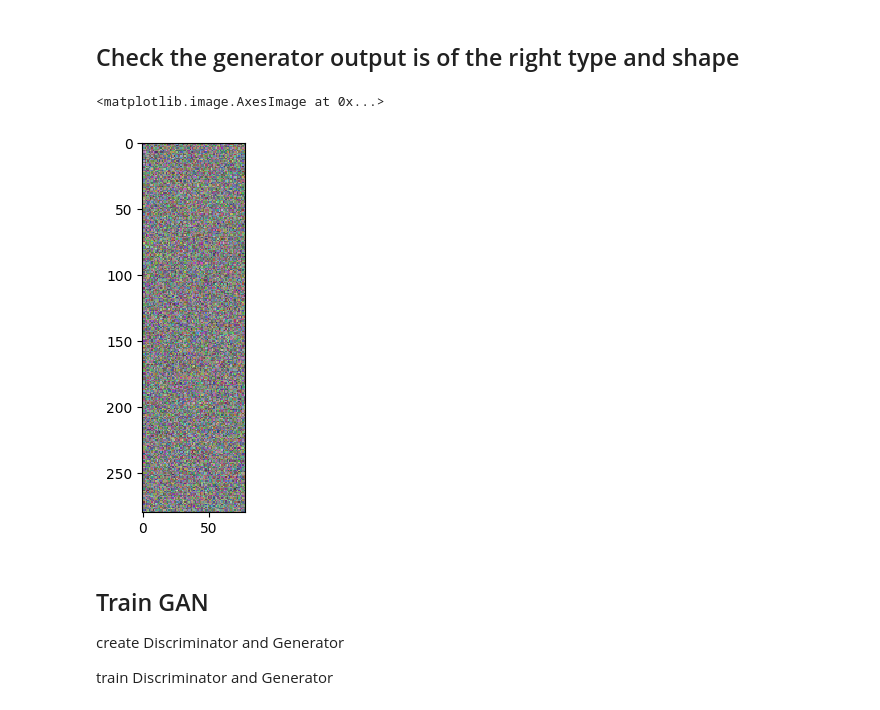
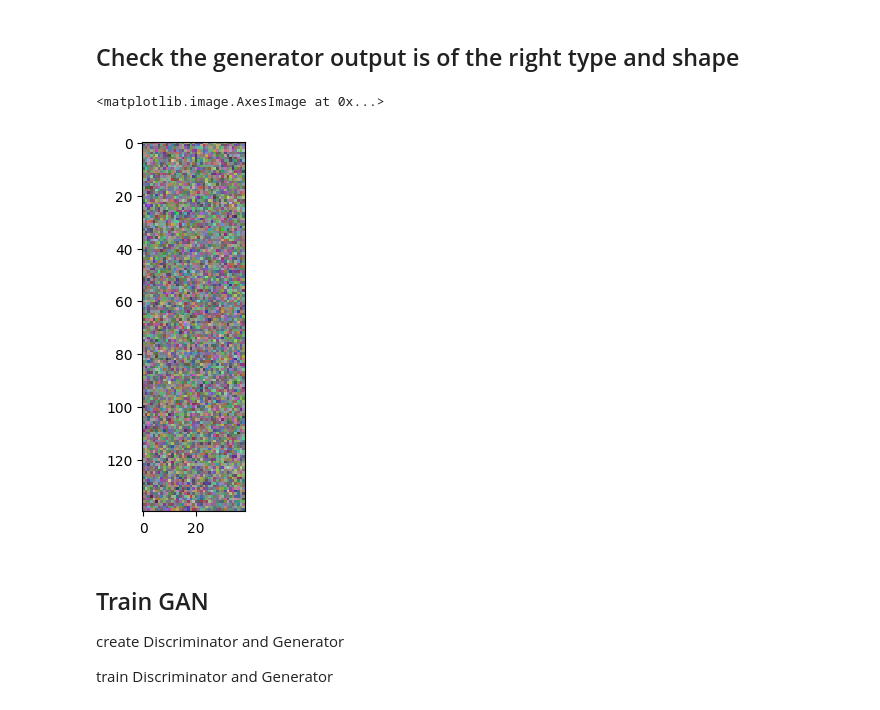
Before and after one commit to rcalix1/PyTorch, a Jupyter notebook: DeepLearning/GANs/CIVS_random_GANs_furnace.ipynb, the cells around one changed output. Drawn from its saved outputs; the diff is of its cells as text; code cells hidden in the pictures.

```diff
--- a/DeepLearning/GANs/CIVS_random_GANs_furnace.ipynb
+++ b/DeepLearning/GANs/CIVS_random_GANs_furnace.ipynb
@@ -214,7 +229,7 @@ for index in range(mnist_dataset.n_samples):
     # image data, normalised from 0-255 to 0-1
     single_np_img = X_train[index]
     ## image_values = torch.FloatTensor(  single_np_img.astype(float)  ) / 255.0
-    image_values = torch.FloatTensor(  single_np_img.astype(float)  ).permute(2,0,1).view(1,3,280,78) / 255.0
+    image_values = torch.cuda.FloatTensor(  single_np_img.astype(float)  ).permute(2,0,1).view(1,3,140,39) / 255.0
 
     mnist_dataset.labels.append(          reg_vals            )
     mnist_dataset.tensor_imgs.append(      image_values       )
@@ -314,23 +329,23 @@ class Discriminator(nn.Module):
 
         self.model = nn.Sequential(
             ## nn.Linear(mnist_dataset.img_size_1d+11, 2000)
-            # expect input of shape (1,3,280,78)
-            nn.Conv2d(3, 256, kernel_size=8, stride=2),
+            # expect input of shape (1,3,140,39)
+            nn.Conv2d(3, 256, kernel_size=4, stride=2),
             nn.BatchNorm2d(256),
             #nn.LeakyReLU(0.2),
             nn.GELU(),
 
-            nn.Conv2d(256, 256, kernel_size=8, stride=2),
+            nn.Conv2d(256, 256, kernel_size=4, stride=2),
             nn.BatchNorm2d(256),
             #nn.LeakyReLU(0.2),
             nn.GELU(),
 
-            nn.Conv2d(256, 3, kernel_size=8, stride=2),
+            nn.Conv2d(256, 3, kernel_size=4, stride=2),
             #nn.LeakyReLU(0.2),
             nn.GELU(),
 
-            View(348),
-            nn.Linear(348, 1),
+            View(135),
+            nn.Linear(135, 1),
             nn.Sigmoid()
         )
 
@@ -418,6 +433,7 @@ print( mnist_dataset )
 %%time
 
 D = Discriminator()
+D.to(device)
 
 for i in range(mnist_dataset.n_samples):
     label             = mnist_dataset.labels[i]
@@ -426,7 +442,7 @@ for i in range(mnist_dataset.n_samples):
 
 
     ## D.train_conditional(image_data_tensor, target_tensor, torch.FloatTensor([1.0]))
-    D.train(image_data_tensor, torch.FloatTensor([1.0]))
+    D.train(image_data_tensor, torch.cuda.FloatTensor([1.0]))
     # fake data
     '''
     D.train(
@@ -437,8 +453,8 @@ for i in range(mnist_dataset.n_samples):
 
     '''
     D.train(
-           generate_random_image((1,3,280,78)),
-           torch.FloatTensor([0.0])
+           generate_random_image((1,3,140,39)),
+           torch.cuda.FloatTensor([0.0])
     )
 # %% [output]
 counter =  100
@@ -510,28 +524,28 @@ class Generator(nn.Module):
             View((1, 3, 10, 10)),
 
 
-            nn.ConvTranspose2d(3, 256, kernel_size=8, stride=2),
-            nn.BatchNorm2d(256),
+            nn.ConvTranspose2d(3, 128, kernel_size=8, stride=2),
+            nn.BatchNorm2d(128),
             #nn.LeakyReLU(0.2),
             nn.GELU(),
 
 
-            nn.ConvTranspose2d(256, 256, kernel_size=8, stride=2),
-            nn.BatchNorm2d(256),
+            ## nn.ConvTranspose2d(128,128, kernel_size=8, stride=2),
+            ## nn.BatchNorm2d(128),
             #nn.LeakyReLU(0.2),
-            nn.GELU(),
+            ## nn.GELU(),
 
-            nn.ConvTranspose2d(256, 3, kernel_size=8, stride=2, padding=1),
+            nn.ConvTranspose2d(128, 3, kernel_size=8, stride=2, padding=1),
             nn.BatchNorm2d(3),
 
 
-            View(43200),
-            nn.Linear(43200, 65520),
+            View(9408),
+            nn.Linear(9408, 16380),
 
             # output should be (1,3,128,128) ## (1, 3, 280, 78)
 
             nn.Sigmoid(),
-            View(  (1, 3, 280, 78)  )
+            View(  (1, 3, 140, 39)  )
         )
 
 
@@ -625,19 +639,19 @@ class Generator(nn.Module):
 # %%
 
 G = Generator()
 
 
 ## output = G.forward(generate_random_seed(mnist_dataset.noise_size), generate_random_one_hot(11))
 output = G.forward(generate_random_seed(100))
 
 
-img = output.detach().permute(0,2,3,1).view(280,78,3).numpy()
+img = output.detach().permute(0,2,3,1).view(140,39,3).cpu().numpy()
 
 
 plt.imshow(img, interpolation='none', cmap='Blues')
 # %% [output]
 <matplotlib.image.AxesImage at 0x...>
-[figure, old version]
+[figure, new version]
 # %% [markdown]
 
 ## Train GAN
```
Also changed, not shown: parts of 19 cells of this notebook.
